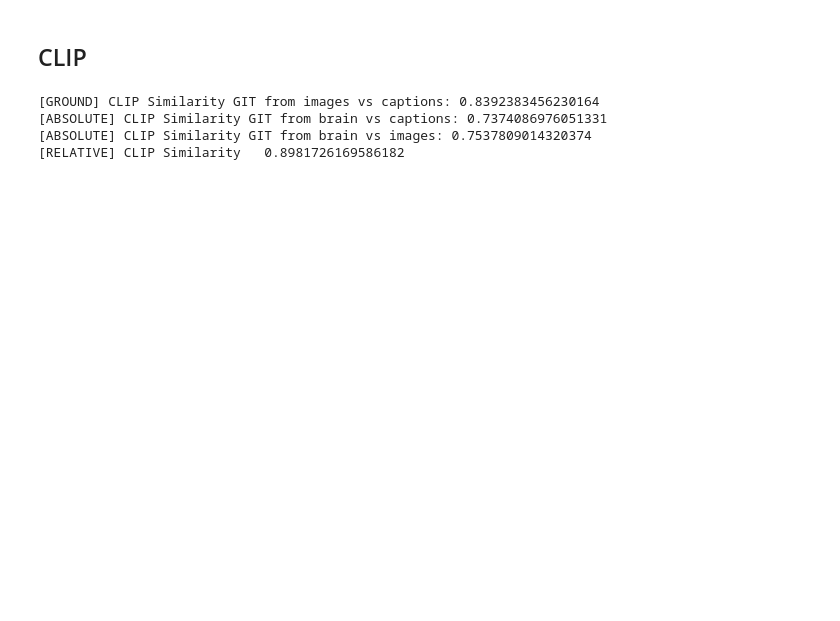
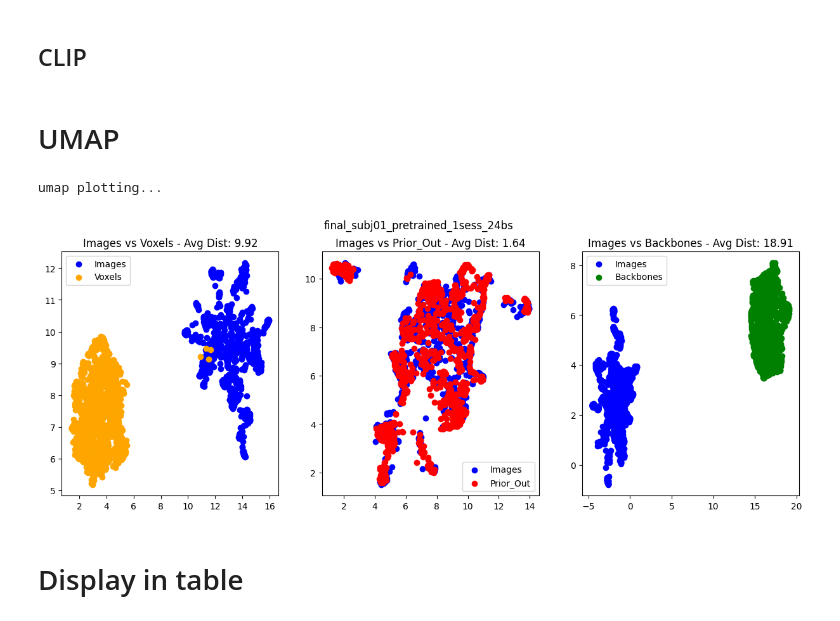
Before and after one commit to MedARC-AI/MindEyeV2, a Jupyter notebook: src/final_evaluations.ipynb, the cells around one changed output. Saved outputs shown, nothing was run; the diff lists cells and outputs as text; code cells hidden in the pictures; blank space fills up the shorter version.

Commit message:
Update final_evaluations.ipynb
Added Umap function

```diff
--- a/src/final_evaluations.ipynb
+++ b/src/final_evaluations.ipynb
@@ -71,7 +67,7 @@ distributed = False num_devices = 1 local rank = 0 world size = 1
 # %%
 # if running this interactively, can specify jupyter_args here for argparser to use
 if utils.is_interactive():
-    model_name = "final_subj01_pretrained_40sess_24bs"
+    model_name = "final_subj01_pretrained_1sess_24bs"
     subj = 1
     data_path = "/weka/proj-fmri/shared/mindeyev2_dataset"
     print("model_name:", model_name)
@@ -126,15 +122,22 @@ all_git_generated_captions = torch.load(f"evals/all_git_generated_captions.pt")
 # %%
 all_images = torch.load(f"evals/all_images.pt")
 # all_images = torch.load(f"test_image.pt")
+# MLP Residual
 all_clipvoxels = torch.load(f"evals/{model_name}/{model_name}_all_clipvoxels.pt")
 
-# all_recons = torch.load(f"evals/{model_name}/{model_name}_all_recons.pt")
+all_recons = torch.load(f"evals/{model_name}/{model_name}_all_recons.pt")
 # all_recons = torch.load(f"evals/{model_name}/{model_name}_all_blurryrecons.pt")
-all_recons = torch.load(f"evals/{model_name}/{model_name}_all_enhancedrecons_1135_noblur.pt")
+# all_recons = torch.load(f"evals/{model_name}/{model_name}_all_enhancedrecons_1135_noblur.pt")
 
+# SD VAE
 all_blurryrecons = torch.load(f"evals/{model_name}/{model_name}_all_blurryrecons.pt")
-# all_predcaptions = torch.load(f"evals/{model_name}/{model_name}_all_predcaptions.pt")
-
+# Backbone
+all_backbones = torch.load(f"evals/{model_name}/{model_name}_all_backbones.pt")
+# Big/G
+all_prior_out = torch.load(f"evals/{model_name}/{model_name}_all_prior_out.pt")
+# ViT/L
+all_predcaptions = torch.load(f"evals/{model_name}/{model_name}_all_predcaptions.pt")
+# Output
 model_name_plus_suffix = f"{model_name}_all_recons"
 
 print(model_name_plus_suffix)
@@ -719,8 +688,3 @@ print(f"[GROUND] CLIP Similarity GIT from images vs captions: {clip_sim_img_cap.
 print(f"[ABSOLUTE] CLIP Similarity GIT from brain vs captions: {clip_sim_brain_cap.diag().mean()}")
 print(f"[ABSOLUTE] CLIP Similarity GIT from brain vs images: {clip_sim_brain_img.diag().mean()}")
 print(f"[RELATIVE] CLIP Similarity   {relative_brain_image_clip.mean()}")
-# %% [output]
-[GROUND] CLIP Similarity GIT from images vs captions: 0.8392383456230164
-[ABSOLUTE] CLIP Similarity GIT from brain vs captions: 0.7374086976051331
-[ABSOLUTE] CLIP Similarity GIT from brain vs images: 0.7537809014320374
-[RELATIVE] CLIP Similarity   0.8981726169586182
@@ -761,0 +726,49 @@ df.to_csv(f'tables/{model_name_plus_suffix}_caption_metrics.csv', sep='\t', inde
+# %% [markdown]
+# UMAP
+# %%
+import umap
+from scipy.spatial import distance
+print('umap plotting...')
+
+savedir = f'./result/{model_name}/umap'
+os.makedirs(savedir,exist_ok=True)
+# Image feature
+all_clipimgs = clip_img_embedder(all_images.to(device)).float() # CLIP-Image
+clipimgs_np = all_clipimgs.flatten(1).detach().cpu().numpy()
+prior_out_np = all_prior_out.flatten(1).detach().cpu().numpy()
+backbones_np = all_backbones.flatten(1).detach().cpu().numpy()
+clipvoxels_np = all_clipvoxels.flatten(1).detach().cpu().numpy()
+
+data_pairs = [
+    (clipimgs_np, clipvoxels_np, 'Voxels', 'orange'),
+    (clipimgs_np, prior_out_np, 'Prior_Out', 'red'),
+    (clipimgs_np, backbones_np, 'Backbones', 'green')
+]
+
+reducer = umap.UMAP(random_state=seed)
+
+fig, axs = plt.subplots(1, 3, figsize=(15, 5))
+
+
+for i, (data1, data2, label, color) in enumerate(data_pairs):
+    # umap embedding
+    embedding = reducer.fit_transform(np.concatenate((data1, data2), axis=0))
+
+    # euclidean distance
+    euclidean_dist = np.mean(np.linalg.norm(embedding[:len(data1), :] - embedding[len(data1):, :], axis=1))
+
+    # subplot
+    axs[i].scatter(embedding[:len(data1), 0], embedding[:len(data1), 1], c='blue', label='Images')
+    axs[i].scatter(embedding[len(data1):, 0], embedding[len(data1):, 1], c=color, label=label)
+    axs[i].set_title(f'Images vs {label} - Avg Dist: {euclidean_dist:.2f}')
+    axs[i].legend()
+
+plt.suptitle(model_name)
+
+plt.savefig(os.path.join(savedir, f'{model_name}_umap_comparison.png'))
+plt.show()
+# %% [output]
+umap plotting...
+[figure, added]
+# %% [markdown]
+# Display in table
```
Also changed, not shown: parts of 16 cells of this notebook.
